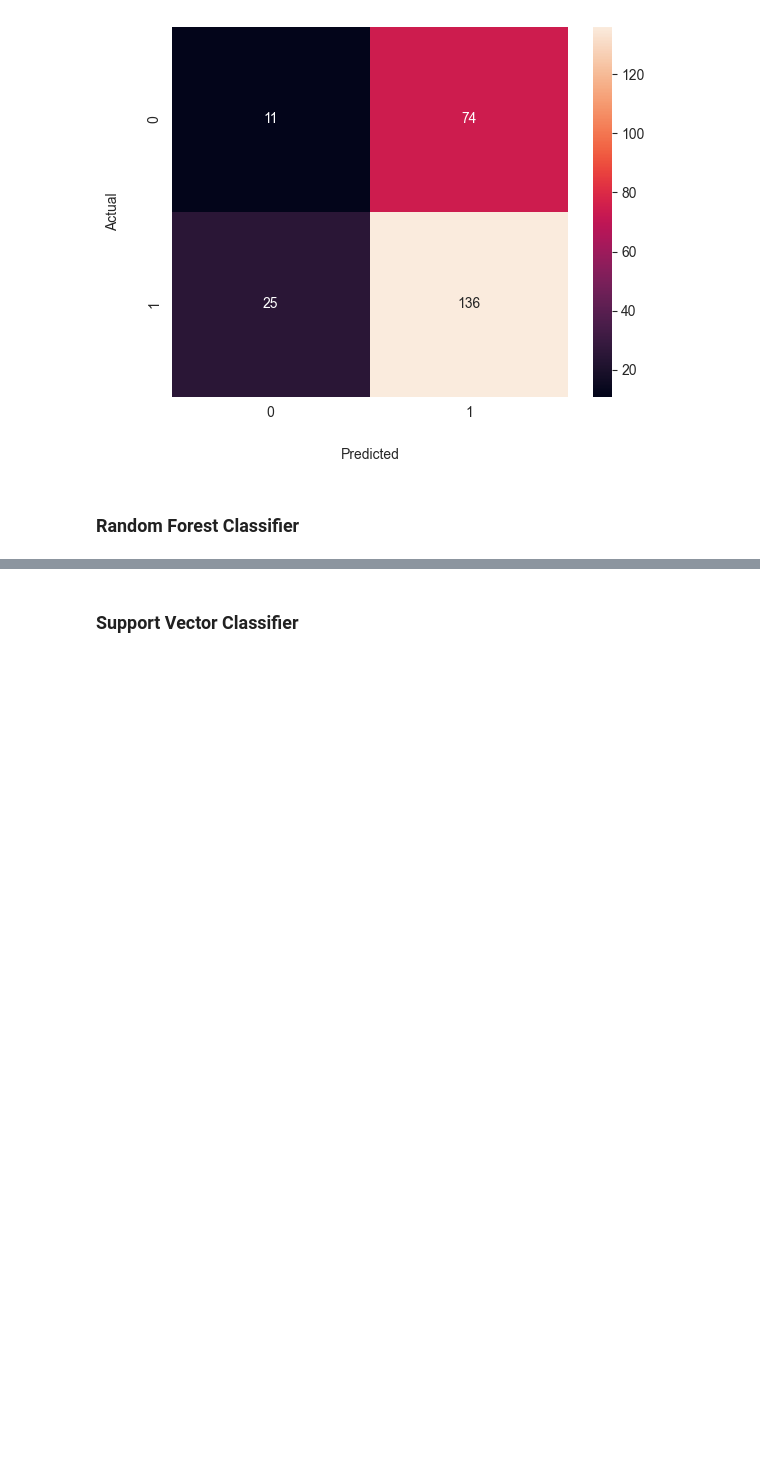
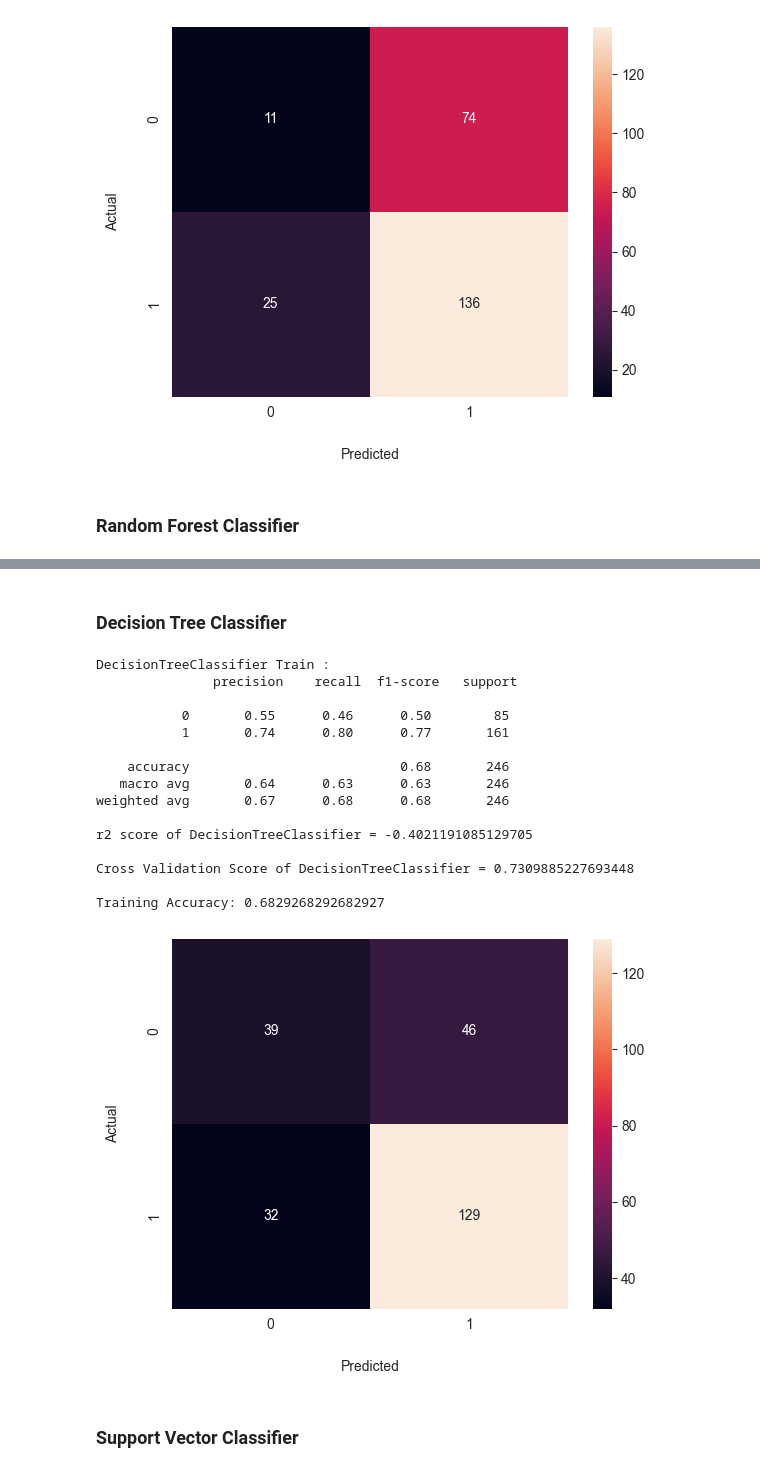
Before and after one commit to keithkamson/loan-prediction-ML, a Jupyter notebook: loan-prediction-ml.ipynb, the cells around one changed output, grey strips where cells are left out. Cells and saved outputs as stored; diff of their text form; code cells hidden in the pictures; blank space fills up the shorter version.

```diff
--- a/loan-prediction-ml.ipynb
+++ b/loan-prediction-ml.ipynb
@@ -319,27 +423,22 @@ x_train.shape, x_test.shape, y_train.shape, y_test.shape
 # %%
 def clf(model_clf,x_status, y_status,x_train, x_test, y_train, y_test):
-    model_clf.fit(x_train, y_train)
-    y_train_pred = model_clf.predict(x_train)
-    y_test_pred= model_clf.predict(x_test)
-    train_accuracy = model_clf.score(x_test,y_test)
-    test_accuracy = model_clf.score(x_train, y_train)
+        model_clf.fit(x_train, y_train)
+        y_train_pred = model_clf.predict(x_test)
+        #y_test_pred= model_clf.predict(x_train)
+        train_accuracy = model_clf.score(x_test,y_test)
 
-    class_train_rep = classification_report(y_train,y_train_pred)
+        class_train_rep = classification_report(y_test,y_train_pred)
 
-    print(model_clf.__class__.__name__, "Train :","\n",class_train_rep)
-    print("r2 score of", model_clf.__class__.__name__, "=",r2_score(y_train, y_train_pred),"\n")
-    print("Cross Validation Score of", model_clf.__class__.__name__, "=",np.mean(cross_val_score(model_clf,x_train,y_train,cv=5)),"\n")
-    print("Training Accuracy:",train_accuracy)
-    print("Testing Accuracy:", test_accuracy,"\n")
+        print(model_clf.__class__.__name__, "Train :","\n",class_train_rep)
+        print("r2 score of", model_clf.__class__.__name__, "=",r2_score(y_test, y_train_pred),"\n")
+        print("Cross Validation Score of", model_clf.__class__.__name__, "=",np.mean(cross_val_score(model_clf,x_train,y_train,cv=5)),"\n")
+        print("Training Accuracy:",train_accuracy)
 
-    class_test_rep = classification_report(y_test,y_test_pred)
-    print(model_clf.__class__.__name__, "Test :","\n",class_test_rep)
-
-    cm = confusion_matrix(y_test,y_test_pred)
-    #print("Confusion Matrix: \n", cm)
-    cmhm = sns.heatmap(cm,annot=True,fmt='g')
-    cmhm.set_xlabel("Predicted", labelpad=20)
-    cmhm.set_ylabel("Actual", labelpad=20)
+        cm = confusion_matrix(y_test,y_train_pred)
+        #print("Confusion Matrix: \n", cm)
+        cmhm = sns.heatmap(cm,annot=True,fmt='g')
+        cmhm.set_xlabel("Predicted", labelpad=20)
+        cmhm.set_ylabel("Actual", labelpad=20)
 # %% [markdown]
 ### K-Nearest Neighbors Classifier
 # %%
@@ -390,4 +487,27 @@ weighted avg       0.80      0.78      0.76       246
 [figure]
+# %% [markdown]
+### Decision Tree Classifier
+# %%
+DTC = DecisionTreeClassifier()
+model_clf = DTC
+clf(model_clf,x_status, y_status,x_train, x_test, y_train, y_test)
+# %% [output]
+DecisionTreeClassifier Train :
+               precision    recall  f1-score   support
+
+           0       0.55      0.46      0.50        85
+           1       0.74      0.80      0.77       161
+
+    accuracy                           0.68       246
+   macro avg       0.64      0.63      0.63       246
+weighted avg       0.67      0.68      0.68       246
+
+r2 score of DecisionTreeClassifier = -0.4021191085129705
+
+Cross Validation Score of DecisionTreeClassifier = 0.7309885227693448
+
+Training Accuracy: 0.6829268292682927
+[figure, added]
 # %% [markdown]
 ### Support Vector Classifier
 # %%
```
Also changed, not shown: parts of 37 cells of this notebook.
